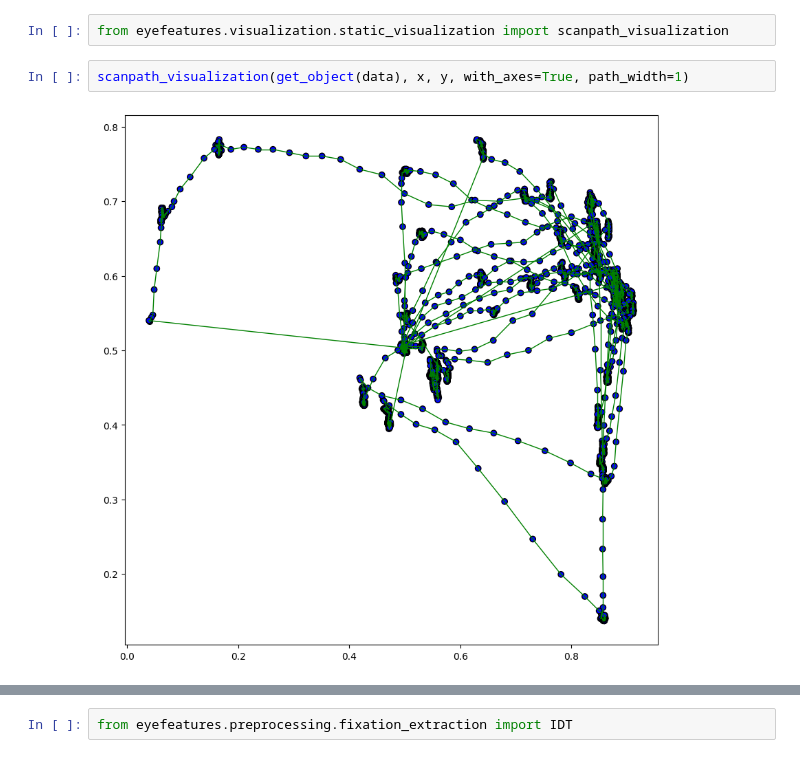
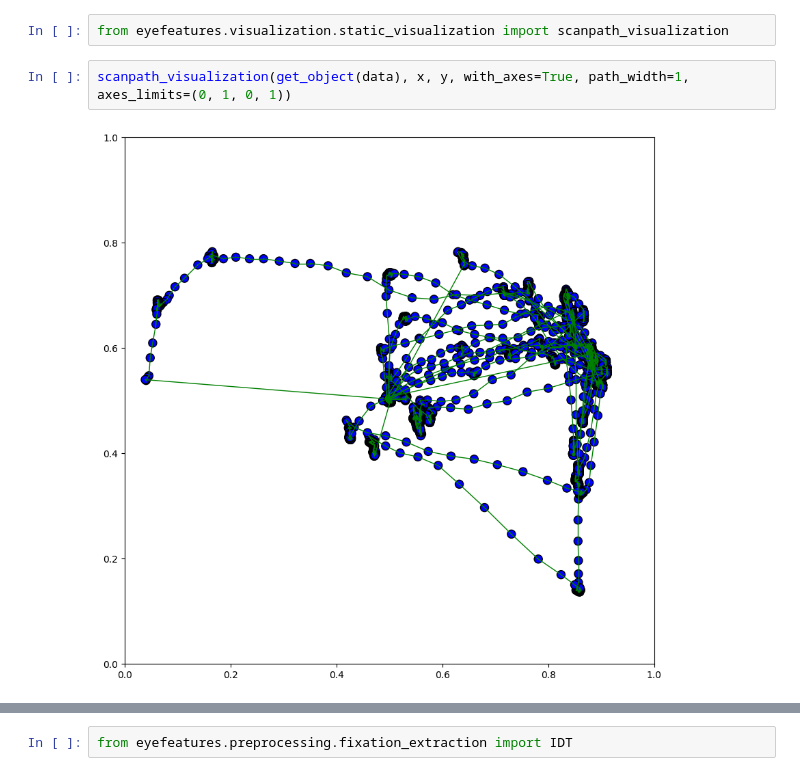
Before and after one commit to hse-scila/EyeFeatures, a Jupyter notebook: tutorials/preprocessing_tutorial.ipynb, the cells around one changed output, grey strips where cells are left out. Drawn from its saved outputs; the diff is of its cells as text.

```diff
--- a/tutorials/preprocessing_tutorial.ipynb
+++ b/tutorials/preprocessing_tutorial.ipynb
@@ -61,9 +61,9 @@ Let's use EyeFeatures toolkit to get a grasp of how our object's scanpath looks
 # %%
 from eyefeatures.visualization.static_visualization import scanpath_visualization
 # %%
-scanpath_visualization(get_object(data), x, y, with_axes=True, path_width=1)
+scanpath_visualization(get_object(data), x, y, with_axes=True, path_width=1, axes_limits=(0, 1, 0, 1))
 # %% [output]
-[figure, old version]
+[figure, new version]
 # %% [markdown]
 ### 1. Fixation Extraction
 
```
Also changed, not shown: parts of 8 cells of this notebook, 12 other files.
